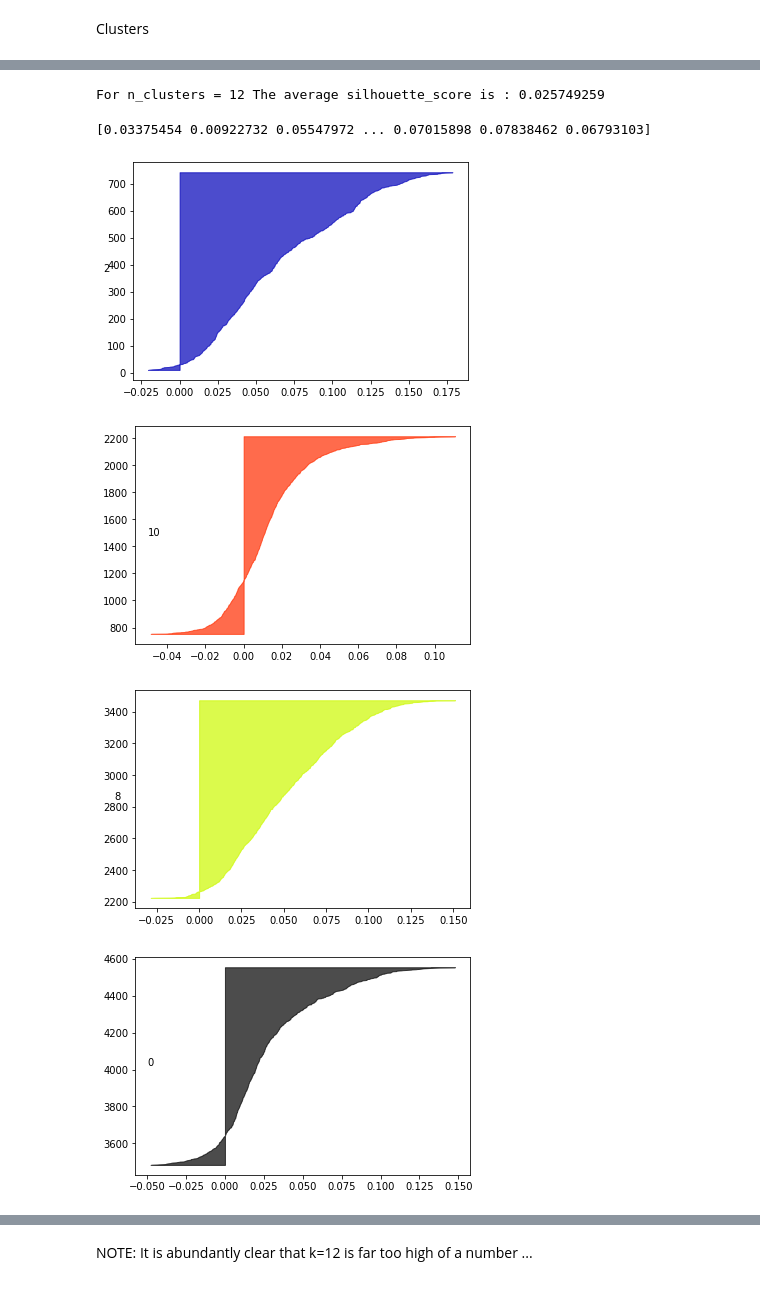
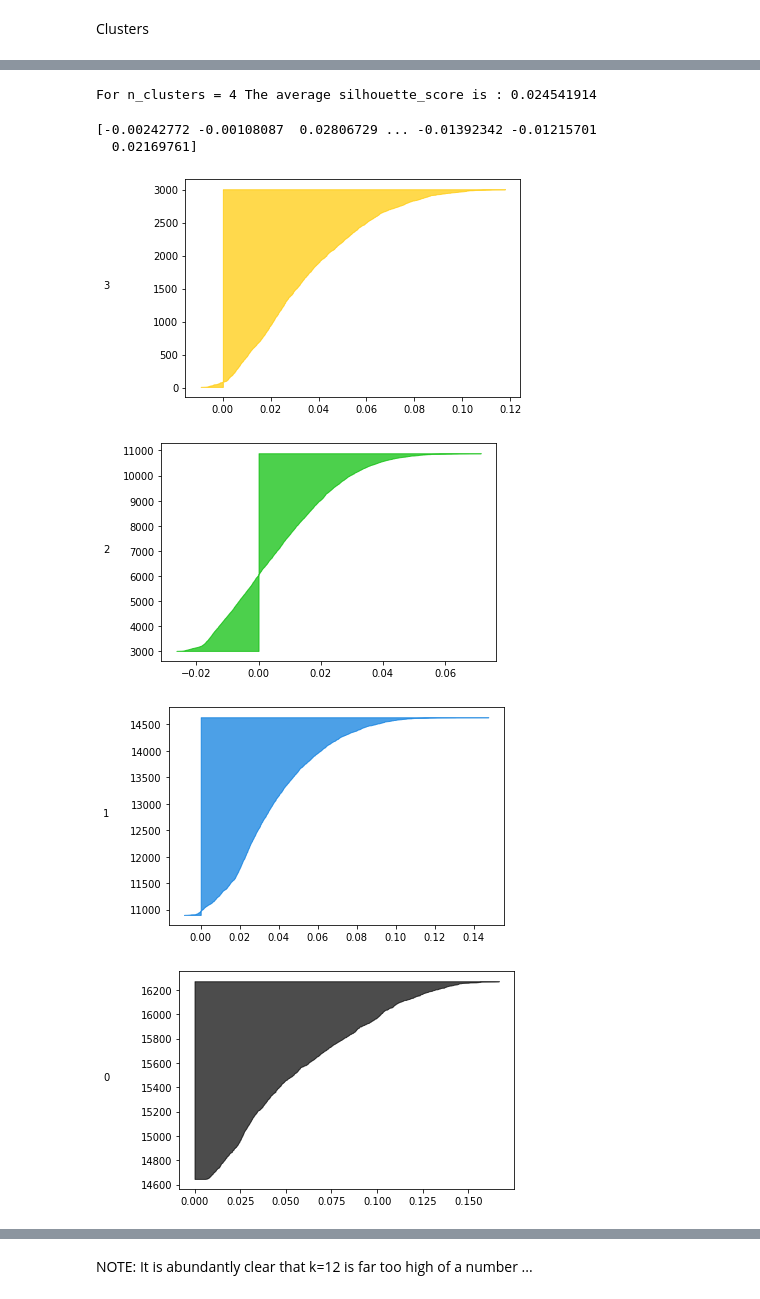
Before and after one commit to FerranC96/sKG4cellCommns, a Jupyter notebook: one.ipynb, the cells around one changed output, grey strips where cells are left out. Drawn from its saved outputs; the diff is of its cells as text; code cells hidden in the pictures.

Commit message:
Proper silhouette-based k selection. Added nested pathway structure to metadata (prev only one pathway/gene)

```diff
--- a/one.ipynb
+++ b/one.ipynb
@@ -728,7 +884,6 @@ Future application could use Reactome IDS, for gene Symbols can be trivially con
 Also nOte that ideally Antibodies from a cytof panel woud need to be fuzzy matched against Reactome EWAS names to get a REactome ID specific to a certain PTM. OTherwise, use ENSP ID to ReactomeEWAS
 # %%
 from biomart import BiomartServer
-
 
 
 #Load reactome database
@@ -773,10 +928,4 @@ print(len(dENSMUSpathwayR[1].unique()))
 dENSMUSpathwayR = pd.DataFrame(dENSMUSpathwayR,
                 columns=[0,3]
                 ).drop_duplicates()
-
-dENSMUSpathwayR = dENSMUSpathwayR.set_index(0
-                ).to_dict(
-                    #Transform DF into a dictionary but first set index
-                )[3]#Nested dict, so get first (and only item)
-
-# dENSMUSpathwayR
+print(dENSMUSpathwayR)
@@ -802,0 +952,12 @@ RDdataframe
+# %%
+dPathwayDict = {}
+
+for i in dENSMUSpathwayR.iterrows():
+    gene = i[1][0]
+    pathway = i[1][3]
+    if gene not in dPathwayDict.keys():
+        dPathwayDict[gene] = []
+    dPathwayDict[gene].append(pathway)
+
+print(dPathwayDict["Gnai3"])
+print(dPathwayDict[gene])
@@ -802,0 +967,3 @@ RDdataframe
+# %%
+dKGE_RedDim["pathway"] = dKGE_RedDim.index.map(dPathwayDict)
+dKGE_RedDim
@@ -848,53 +1014,54 @@ from sklearn.metrics import silhouette_samples, silhouette_score
     # The silhouette_score gives the average value for all the samples.
     # This gives a perspective into the density and separation of the formed
     # clusters
-silhouette_avg = silhouette_score(testdf, RDdataframe[["clust"]])
+silhouette_avg = silhouette_score(dKGE_50, dKGE_RedDim[["clust"]])
 print(
     "For n_clusters =",
-    len(RDdataframe["clust"].unique()),
+    len(dKGE_RedDim["clust"].unique()),
     "The average silhouette_score is :",
     silhouette_avg,
 )
 
 # Compute the silhouette scores for each sample
-sample_silhouette_values = silhouette_samples(testdf, RDdataframe[["clust"]])
+sample_silhouette_values = silhouette_samples(dKGE_50, dKGE_RedDim[["clust"]])
 print(sample_silhouette_values)
 # %% [output]
-For n_clusters = 12 The average silhouette_score is : 0.025749259
+For n_clusters = 4 The average silhouette_score is : 0.024541914
-[0.03375454 0.00922732 0.05547972 ... 0.07015898 0.07838462 0.06793103]
+[-0.00242772 -0.00108087  0.02806729 ... -0.01392342 -0.01215701
+  0.02169761]
 # %%
 import matplotlib.pyplot as plt
 import matplotlib.cm as cm
 
 y_lower = 10
-for i in RDdataframe["clust"].unique():
+for i in dKGE_RedDim["clust"].unique():
     fig, ax = plt.subplots()
     # Aggregate the silhouette scores for samples belonging to
     # cluster i, and sort them
-    ith_cluster_silhouette_values = sample_silhouette_values[RDdataframe["clust"] == i]
+    ith_cluster_silhouette_values = sample_silhouette_values[dKGE_RedDim["clust"] == i]
 
     ith_cluster_silhouette_values.sort()
 
     size_cluster_i = ith_cluster_silhouette_values.shape[0]
     y_upper = y_lower + size_cluster_i
 
-    color = cm.nipy_spectral(float(i) / len(RDdataframe["clust"].unique()))
+    color = cm.nipy_spectral(float(i) / len(dKGE_RedDim["clust"].unique()))
     ax.fill_betweenx(
         np.arange(y_lower, y_upper),
         0,
         ith_cluster_silhouette_values,
         facecolor=color,
         edgecolor=color,
         alpha=0.7,
     )
 
     # Label the silhouette plots with their cluster numbers at the middle
     ax.text(-0.05, y_lower + 0.5 * size_cluster_i, str(i))
 
     # Compute the new y_lower for next plot
     y_lower = y_upper + 10  # 10 for the 0 samples
 # %% [output]
-[figure, old version]
+[figure, new version]
-[figure, old version]
+[figure, new version]
-[figure, old version]
+[figure, new version]
-[figure, old version]
+[figure, new version]
```
Also changed, not shown: parts of 30 cells of this notebook, 1 other file.
